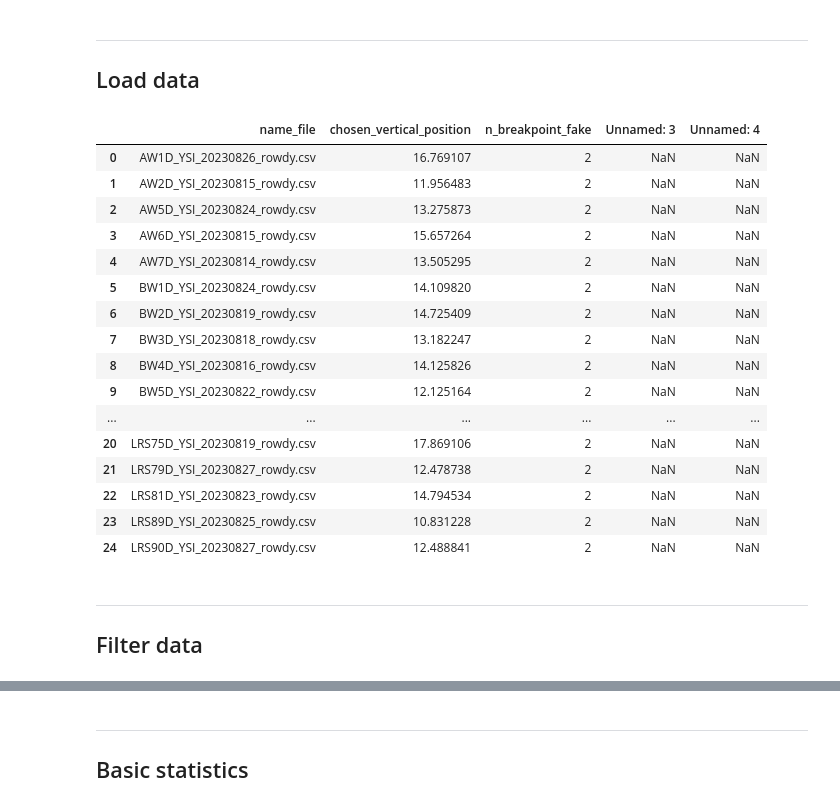
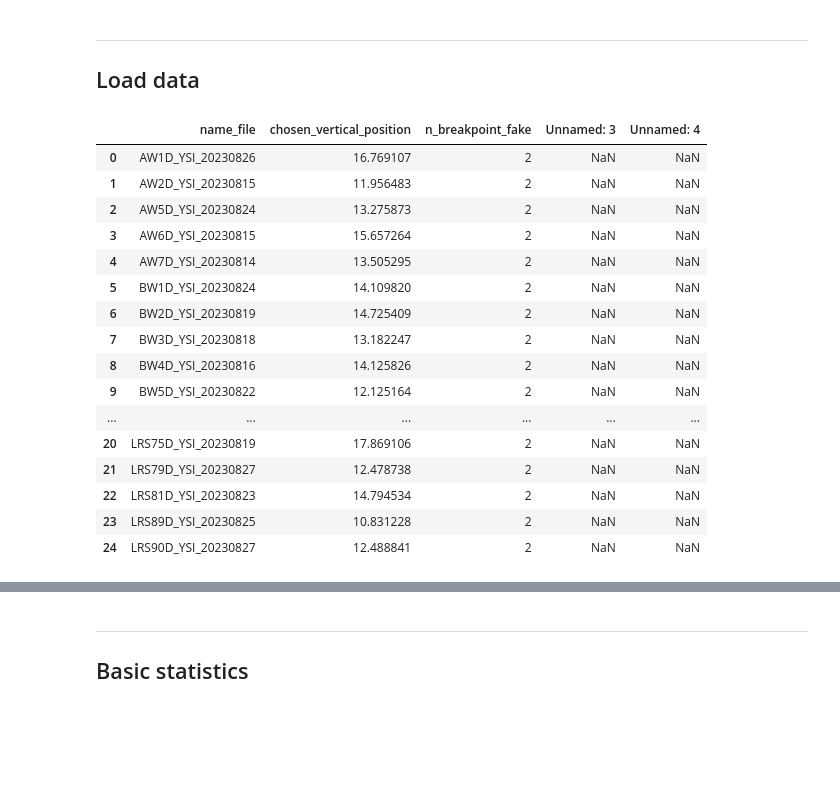
Before and after one commit to androsresearch/freshwater_lens, a Jupyter notebook: notebooks/filter_statistics.ipynb, the cells around one changed output, grey strips where cells are left out. Drawn from its saved outputs; the diff is of its cells as text; code cells hidden in the pictures; blank space fills up the shorter version.

```diff
--- a/notebooks/filter_statistics.ipynb
+++ b/notebooks/filter_statistics.ipynb
@@ -27,37 +45,31 @@ from modules import processing, load, plots, analysis
 # %%
 path_csv = f'{root}/data/fwl_map/fwl_2023_TW.csv'
 
 df_file_name = pd.read_csv(path_csv)
 
 
 # Transform
 df_file_name = df_file_name.rename(columns={'nombre_perfil': 'name_file',
                                             'vertical_position': 'chosen_vertical_position'})
 
-df_file_name['name_file'] = df_file_name['name_file'] + '_rowdy.csv'
-
 df_file_name['name_file'] = df_file_name['name_file'].str.replace(' ', '')
 
 df_file_name
 # %% [output]
 |  | name_file | chosen_vertical_position | n_breakpoint_fake | Unnamed: 3 | Unnamed: 4 |
-| 0 | AW1D_YSI_20230826_rowdy.csv | 16.769107 | 2 | NaN | NaN |
-| 1 | AW2D_YSI_20230815_rowdy.csv | 11.956483 | 2 | NaN | NaN |
-| 2 | AW5D_YSI_20230824_rowdy.csv | 13.275873 | 2 | NaN | NaN |
-| 3 | AW6D_YSI_20230815_rowdy.csv | 15.657264 | 2 | NaN | NaN |
-| 4 | AW7D_YSI_20230814_rowdy.csv | 13.505295 | 2 | NaN | NaN |
-| 5 | BW1D_YSI_20230824_rowdy.csv | 14.109820 | 2 | NaN | NaN |
-| 6 | BW2D_YSI_20230819_rowdy.csv | 14.725409 | 2 | NaN | NaN |
-| 7 | BW3D_YSI_20230818_rowdy.csv | 13.182247 | 2 | NaN | NaN |
-| 8 | BW4D_YSI_20230816_rowdy.csv | 14.125826 | 2 | NaN | NaN |
-| 9 | BW5D_YSI_20230822_rowdy.csv | 12.125164 | 2 | NaN | NaN |
+| 0 | AW1D_YSI_20230826 | 16.769107 | 2 | NaN | NaN |
+| 1 | AW2D_YSI_20230815 | 11.956483 | 2 | NaN | NaN |
+| 2 | AW5D_YSI_20230824 | 13.275873 | 2 | NaN | NaN |
+| 3 | AW6D_YSI_20230815 | 15.657264 | 2 | NaN | NaN |
+| 4 | AW7D_YSI_20230814 | 13.505295 | 2 | NaN | NaN |
+| 5 | BW1D_YSI_20230824 | 14.109820 | 2 | NaN | NaN |
+| 6 | BW2D_YSI_20230819 | 14.725409 | 2 | NaN | NaN |
+| 7 | BW3D_YSI_20230818 | 13.182247 | 2 | NaN | NaN |
+| 8 | BW4D_YSI_20230816 | 14.125826 | 2 | NaN | NaN |
+| 9 | BW5D_YSI_20230822 | 12.125164 | 2 | NaN | NaN |
 | ... | ... | ... | ... | ... | ... |
-| 20 | LRS75D_YSI_20230819_rowdy.csv | 17.869106 | 2 | NaN | NaN |
-| 21 | LRS79D_YSI_20230827_rowdy.csv | 12.478738 | 2 | NaN | NaN |
-| 22 | LRS81D_YSI_20230823_rowdy.csv | 14.794534 | 2 | NaN | NaN |
-| 23 | LRS89D_YSI_20230825_rowdy.csv | 10.831228 | 2 | NaN | NaN |
-| 24 | LRS90D_YSI_20230827_rowdy.csv | 12.488841 | 2 | NaN | NaN |
+| 20 | LRS75D_YSI_20230819 | 17.869106 | 2 | NaN | NaN |
+| 21 | LRS79D_YSI_20230827 | 12.478738 | 2 | NaN | NaN |
+| 22 | LRS81D_YSI_20230823 | 14.794534 | 2 | NaN | NaN |
+| 23 | LRS89D_YSI_20230825 | 10.831228 | 2 | NaN | NaN |
+| 24 | LRS90D_YSI_20230827 | 12.488841 | 2 | NaN | NaN |
-# %% [markdown]
----
-
-## Filter data
```
Also changed, not shown: parts of 8 cells of this notebook, 5 other files.
